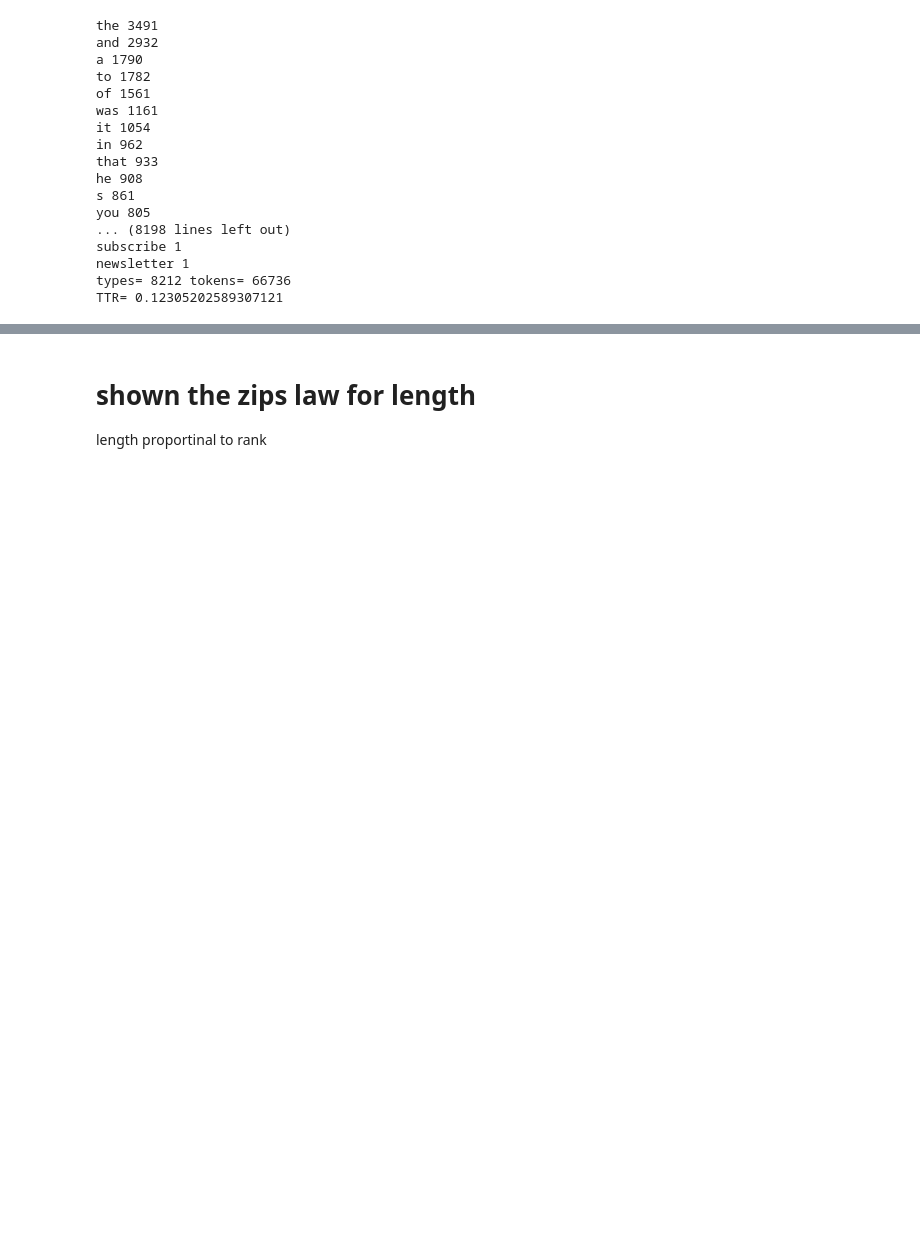
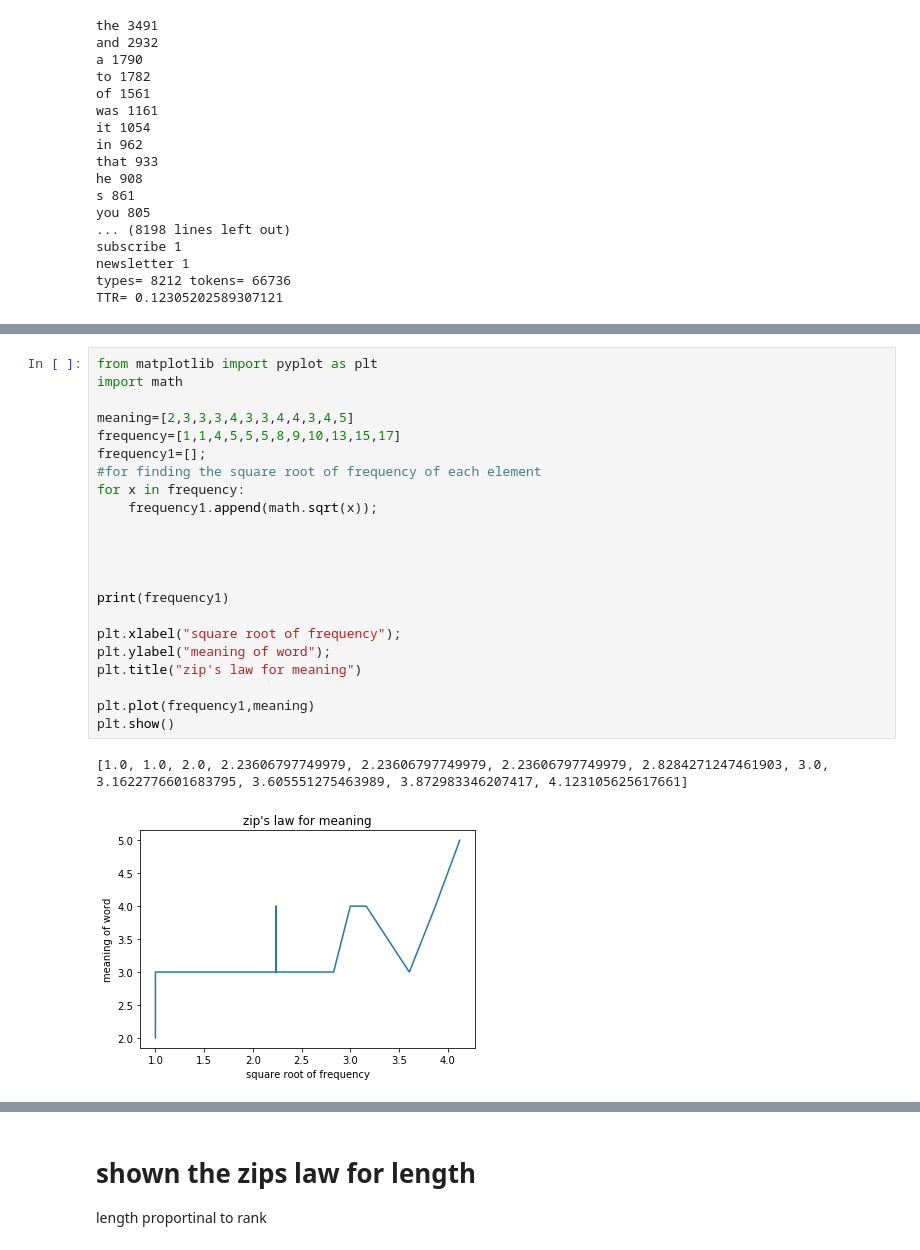
Before and after one commit to chandan1619/Assignment, a Jupyter notebook: assignment.ipynb, the cells around one changed output, grey strips where cells are left out. Drawn from its saved outputs; the diff is of its cells as text; blank space fills up the shorter version.

```diff
--- a/assignment.ipynb
+++ b/assignment.ipynb
@@ -55,3 +78,28 @@ TTR= 0.12305202589307121
+# %%
+from matplotlib import pyplot as plt
+import math
+
+meaning=[2,3,3,3,4,3,3,4,4,3,4,5]
+frequency=[1,1,4,5,5,5,8,9,10,13,15,17]
+frequency1=[];
+#for finding the square root of frequency of each element
+for x in frequency:
+    frequency1.append(math.sqrt(x));
+
+
+
+
+print(frequency1)
+
+plt.xlabel("square root of frequency");
+plt.ylabel("meaning of word");
+plt.title("zip's law for meaning")
+
+plt.plot(frequency1,meaning)
+plt.show()
+# %% [output]
+[1.0, 1.0, 2.0, 2.23606797749979, 2.23606797749979, 2.23606797749979, 2.8284271247461903, 3.0, 3.1622776601683795, 3.605551275463989, 3.872983346207417, 4.123105625617661]
+[figure, added]
 # %% [markdown]
 # shown the zips law for frequency and rank
 
```
Also changed, not shown: parts of 3 cells of this notebook.
